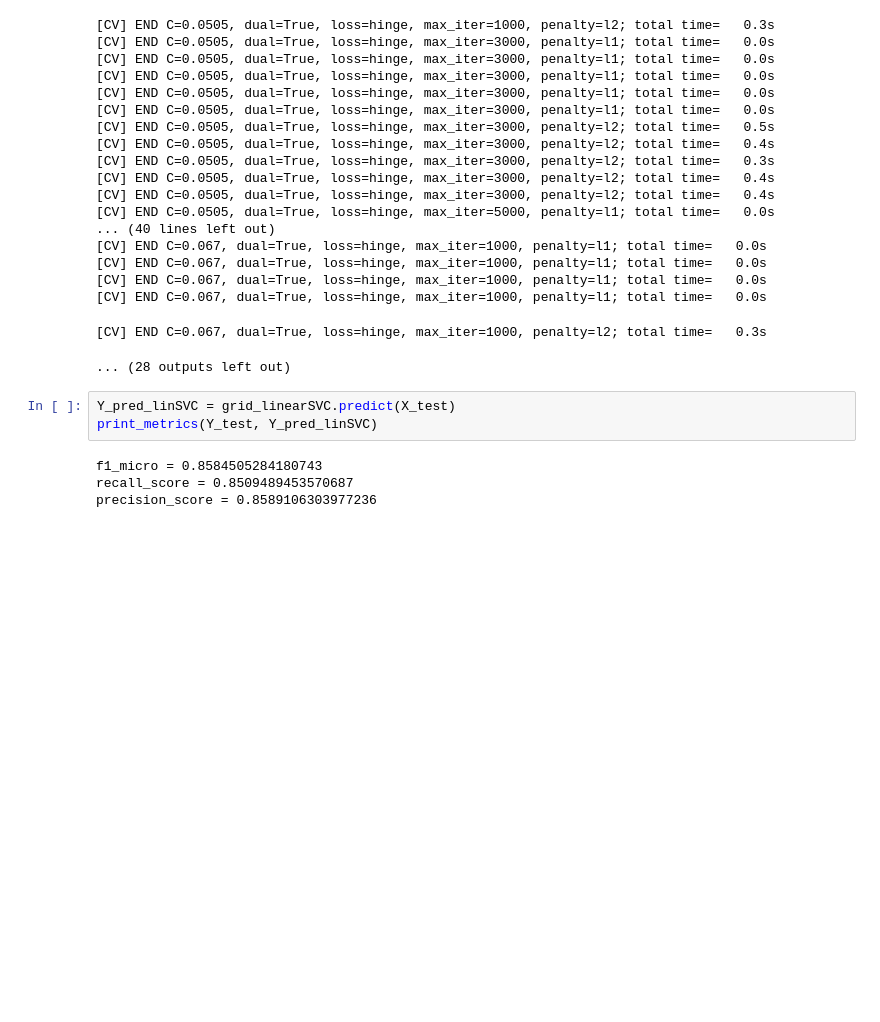
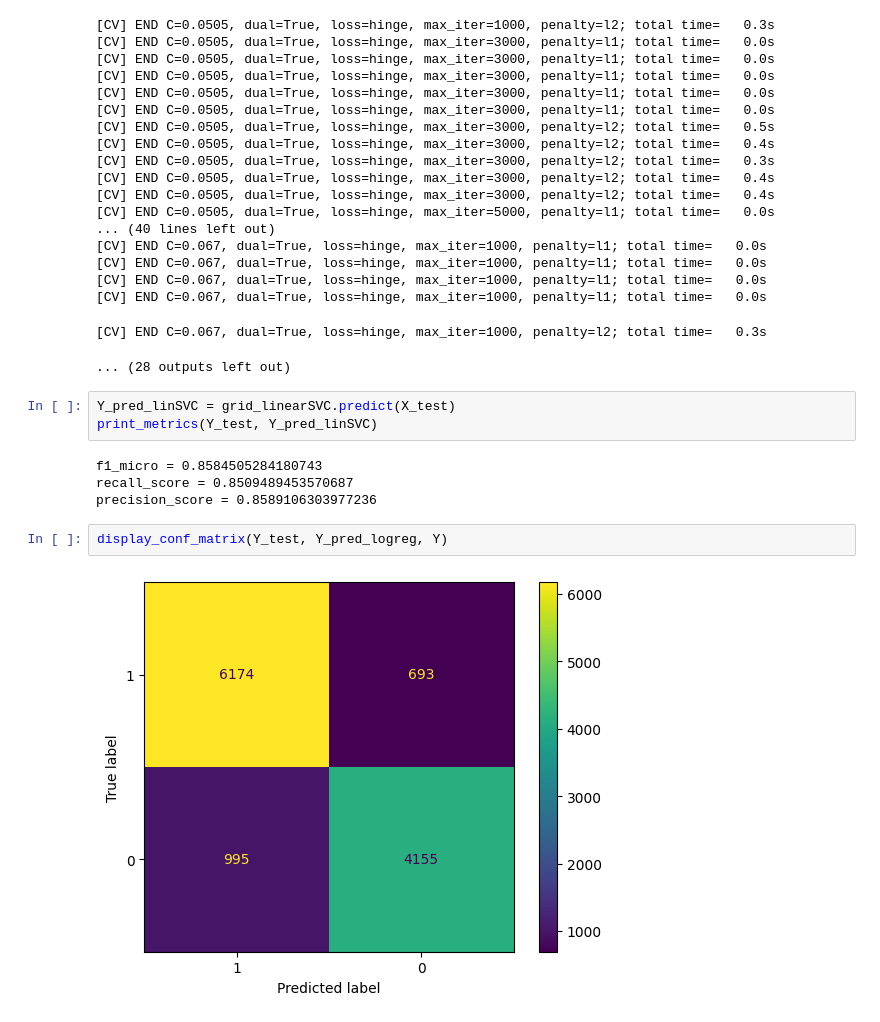
Before and after one commit to HabKaffee/nlp_classification, a Jupyter notebook: report.ipynb, the cells around one changed output. Drawn from its saved outputs; the diff is of its cells as text; blank space fills up the shorter version.

Commit message:
Add confusion matrix

```diff
--- a/report.ipynb
+++ b/report.ipynb
@@ -391,3 +391,7 @@ print_metrics(Y_test, Y_pred_linSVC)
 f1_micro = 0.8584505284180743
 recall_score = 0.8509489453570687
 precision_score = 0.8589106303977236
+# %%
+display_conf_matrix(Y_test, Y_pred_logreg, Y)
+# %% [output]
+[figure, added]
```
Also changed, not shown: parts of 1 cell of this notebook.
